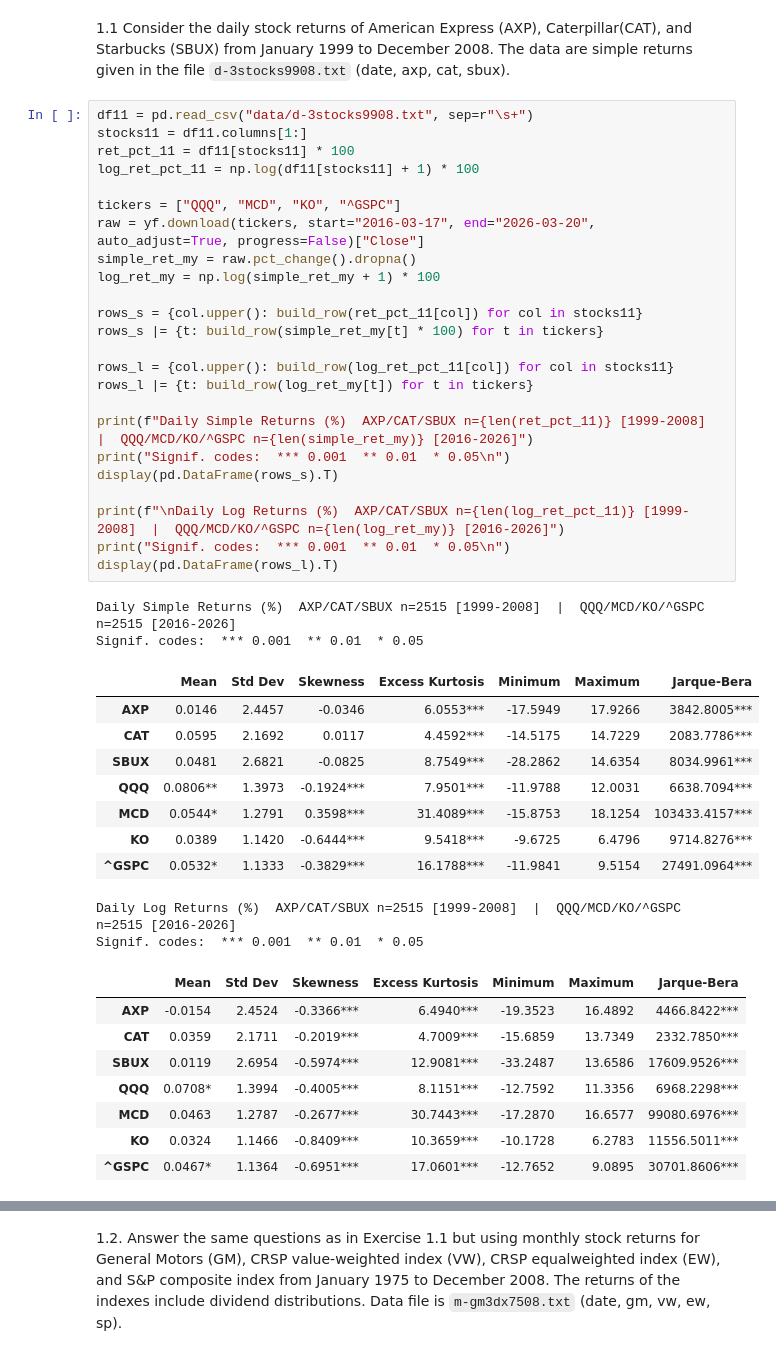
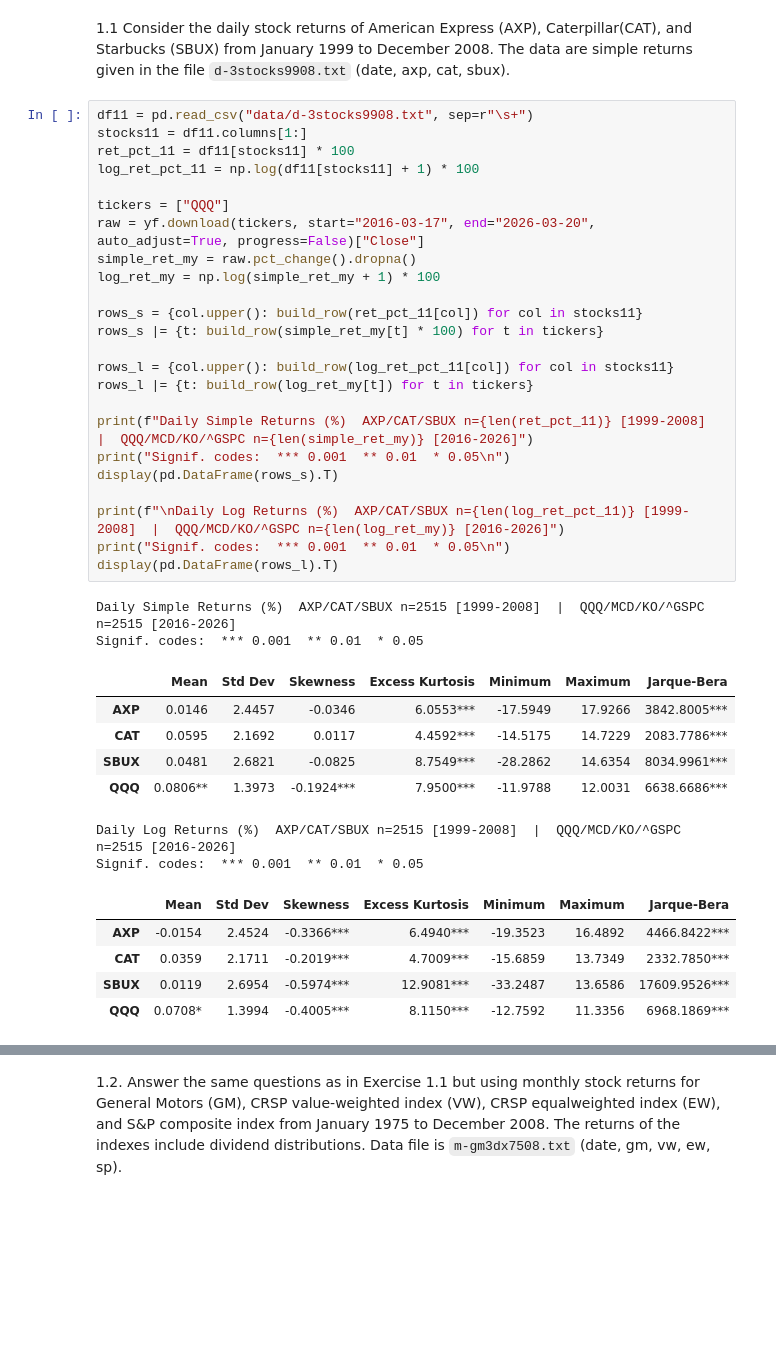
Before and after one commit to JamboChen/stat-hw, a Jupyter notebook: time_serise/hw1.ipynb, the cells around one changed output, grey strips where cells are left out. Drawn from its saved outputs; the diff is of its cells as text; blank space fills up the shorter version.

```diff
--- a/time_serise/hw1.ipynb
+++ b/time_serise/hw1.ipynb
@@ -39,45 +39,39 @@ def build_row(r):
 # %%
 df11 = pd.read_csv("data/d-3stocks9908.txt", sep=r"\s+")
 stocks11 = df11.columns[1:]
 ret_pct_11 = df11[stocks11] * 100
 log_ret_pct_11 = np.log(df11[stocks11] + 1) * 100
 
-tickers = ["QQQ", "MCD", "KO", "^GSPC"]
+tickers = ["QQQ"]
 raw = yf.download(tickers, start="2016-03-17", end="2026-03-20", auto_adjust=True, progress=False)["Close"]
 simple_ret_my = raw.pct_change().dropna()
 log_ret_my = np.log(simple_ret_my + 1) * 100
 
 rows_s = {col.upper(): build_row(ret_pct_11[col]) for col in stocks11}
 rows_s |= {t: build_row(simple_ret_my[t] * 100) for t in tickers}
 
 rows_l = {col.upper(): build_row(log_ret_pct_11[col]) for col in stocks11}
 rows_l |= {t: build_row(log_ret_my[t]) for t in tickers}
 
 print(f"Daily Simple Returns (%)  AXP/CAT/SBUX n={len(ret_pct_11)} [1999-2008]  |  QQQ/MCD/KO/^GSPC n={len(simple_ret_my)} [2016-2026]")
 print("Signif. codes:  *** 0.001  ** 0.01  * 0.05\n")
 display(pd.DataFrame(rows_s).T)
 
 print(f"\nDaily Log Returns (%)  AXP/CAT/SBUX n={len(log_ret_pct_11)} [1999-2008]  |  QQQ/MCD/KO/^GSPC n={len(log_ret_my)} [2016-2026]")
 print("Signif. codes:  *** 0.001  ** 0.01  * 0.05\n")
 display(pd.DataFrame(rows_l).T)
 # %% [output]
 Daily Simple Returns (%)  AXP/CAT/SBUX n=2515 [1999-2008]  |  QQQ/MCD/KO/^GSPC n=2515 [2016-2026]
 Signif. codes:  *** 0.001  ** 0.01  * 0.05
 |  | Mean | Std Dev | Skewness | Excess Kurtosis | Minimum | Maximum | Jarque-Bera |
 | AXP | 0.0146 | 2.4457 | -0.0346 | 6.0553*** | -17.5949 | 17.9266 | 3842.8005*** |
 | CAT | 0.0595 | 2.1692 | 0.0117 | 4.4592*** | -14.5175 | 14.7229 | 2083.7786*** |
 | SBUX | 0.0481 | 2.6821 | -0.0825 | 8.7549*** | -28.2862 | 14.6354 | 8034.9961*** |
-| QQQ | 0.0806** | 1.3973 | -0.1924*** | 7.9501*** | -11.9788 | 12.0031 | 6638.7094*** |
-| MCD | 0.0544* | 1.2791 | 0.3598*** | 31.4089*** | -15.8753 | 18.1254 | 103433.4157*** |
-| KO | 0.0389 | 1.1420 | -0.6444*** | 9.5418*** | -9.6725 | 6.4796 | 9714.8276*** |
-| ^GSPC | 0.0532* | 1.1333 | -0.3829*** | 16.1788*** | -11.9841 | 9.5154 | 27491.0964*** |
+| QQQ | 0.0806** | 1.3973 | -0.1924*** | 7.9500*** | -11.9788 | 12.0031 | 6638.6686*** |
 Daily Log Returns (%)  AXP/CAT/SBUX n=2515 [1999-2008]  |  QQQ/MCD/KO/^GSPC n=2515 [2016-2026]
 Signif. codes:  *** 0.001  ** 0.01  * 0.05
 |  | Mean | Std Dev | Skewness | Excess Kurtosis | Minimum | Maximum | Jarque-Bera |
 | AXP | -0.0154 | 2.4524 | -0.3366*** | 6.4940*** | -19.3523 | 16.4892 | 4466.8422*** |
 | CAT | 0.0359 | 2.1711 | -0.2019*** | 4.7009*** | -15.6859 | 13.7349 | 2332.7850*** |
 | SBUX | 0.0119 | 2.6954 | -0.5974*** | 12.9081*** | -33.2487 | 13.6586 | 17609.9526*** |
-| QQQ | 0.0708* | 1.3994 | -0.4005*** | 8.1151*** | -12.7592 | 11.3356 | 6968.2298*** |
-| MCD | 0.0463 | 1.2787 | -0.2677*** | 30.7443*** | -17.2870 | 16.6577 | 99080.6976*** |
-| KO | 0.0324 | 1.1466 | -0.8409*** | 10.3659*** | -10.1728 | 6.2783 | 11556.5011*** |
-| ^GSPC | 0.0467* | 1.1364 | -0.6951*** | 17.0601*** | -12.7652 | 9.0895 | 30701.8606*** |
+| QQQ | 0.0708* | 1.3994 | -0.4005*** | 8.1150*** | -12.7592 | 11.3356 | 6968.1869*** |
```
Also changed, not shown: parts of 2 cells of this notebook.
